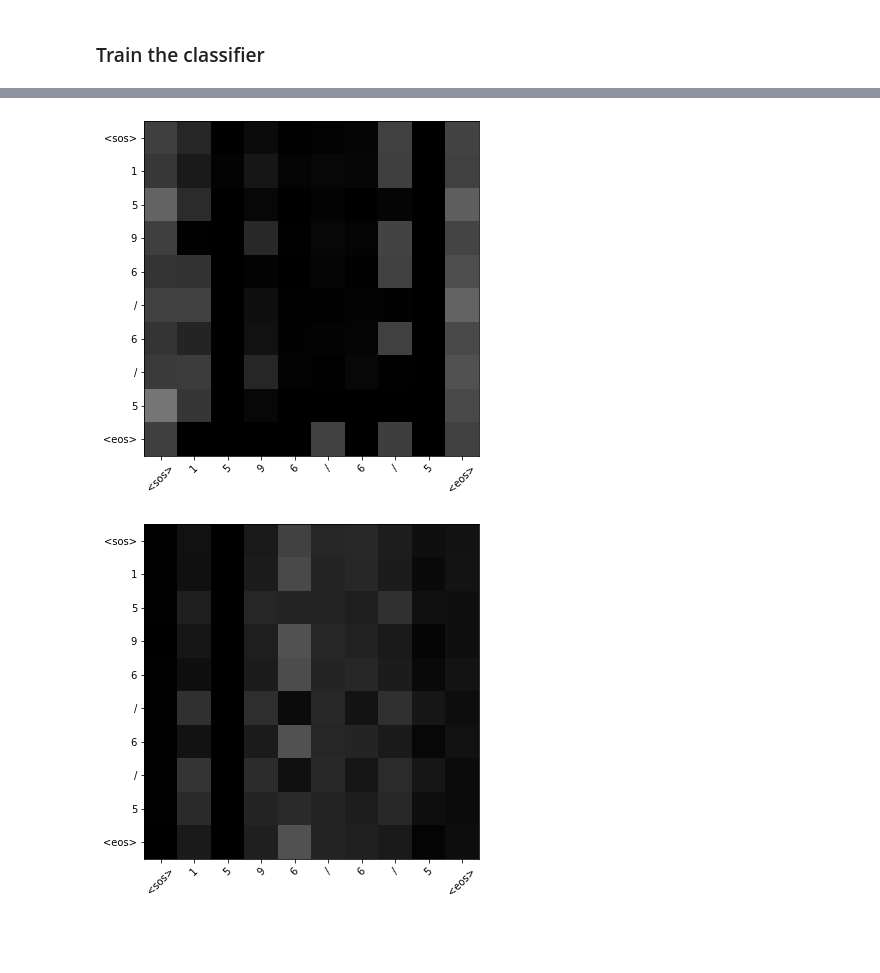
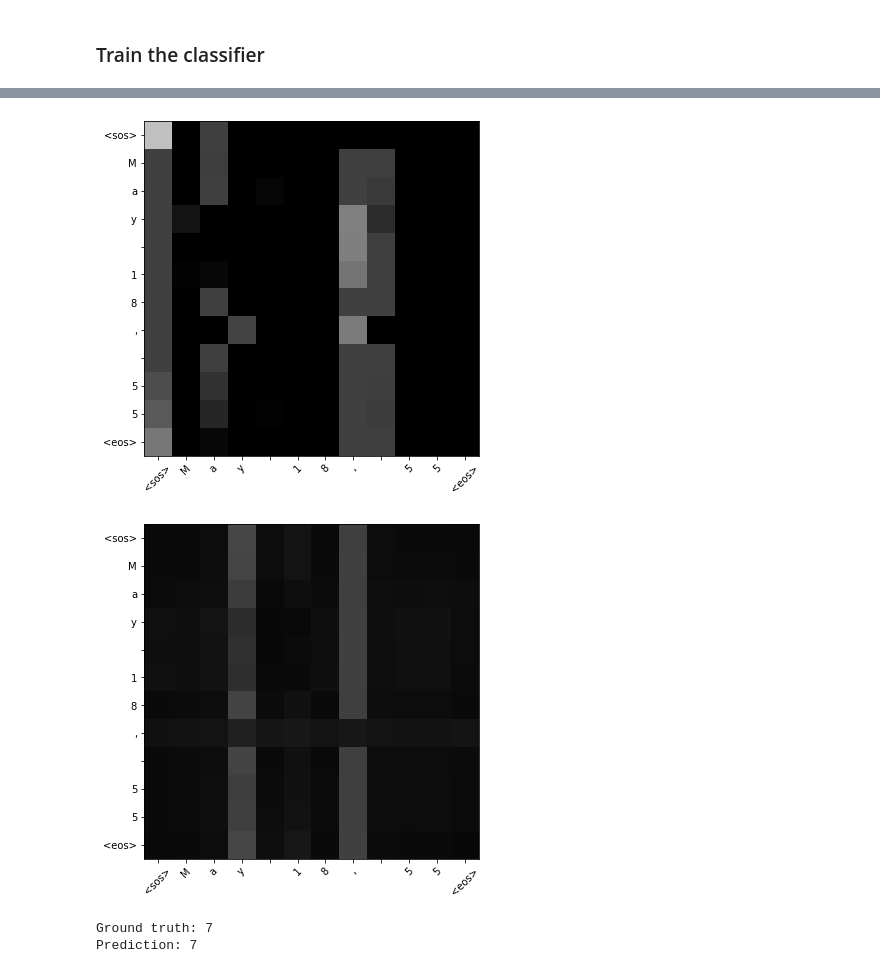
Before and after one commit to mike-a-yen/date-translation, a Jupyter notebook: notebooks/02_transformers.ipynb, the cells around one changed output, grey strips where cells are left out. Drawn from its saved outputs; the diff is of its cells as text; code cells hidden in the pictures; blank space fills up the shorter version.

Commit message:
attn viz for single sample

```diff
--- a/notebooks/02_transformers.ipynb
+++ b/notebooks/02_transformers.ipynb
@@ -356,8 +356,8 @@ def find_attn_modules(model: nn.Module, attn_modules: list, depth = 0):
 
 
 class AttnModelHooks:
-    def __init__(self, model) -> None:
-        self.data = dict()
+    def __init__(self, model: nn.Module) -> None:
+        self.data = dict()  # store the inputs/outputs of intermediate layers here
         self.embedding_module = model.encoder.embedding_layer
         self.output_module = model.densor
         self.attn_modules = []
@@ -369,23 +369,20 @@ class AttnModelHooks:
         for layer in self.attn_modules:
             layer.register_forward_hook(self.attn_hook)
 
-    def text_hook(self, module, inputs, outputs):
+    def text_hook(self, module: nn.Module, inputs: tuple, outputs: tuple):
         assert isinstance(module, TransformerEmbedding)
-        print(type(inputs))
-        print(len(inputs))
         token_ids = inputs[0]
         decoded = [decode_tensor(ids, int_to_tok, strip_pad=True) for ids in token_ids]
         self.data['text'] = decoded
 
-    def attn_hook(self, module, inputs, outputs):
+    def attn_hook(self, module: nn.Module, inputs: tuple, outputs: tuple):
         assert isinstance(module, nn.MultiheadAttention)
         attn_weights = outputs[-1]
         self.data[module] = attn_weights
 
-    def output_hook(self, module, inputs, outputs):
+    def output_hook(self, module: nn.Module, inputs: tuple, outputs: tuple):
         assert isinstance(module, nn.Sequential)
-        logit = outputs[0]
-        self.data['logit'] = logit
+        self.data['logit'] = outputs
 
     def get_attn_data(self, idx: int) -> torch.FloatTensor:
         attn = []
@@ -395,6 +392,9 @@ class AttnModelHooks:
 
     def get_text_data(self, idx: int) -> List[str]:
         return self.data['text'][idx]
+
+    def get_output_data(self, idx: int) -> torch.FloatTensor:
+        return self.data['logit'][idx]
 
     def plot_attn(self, idx: int):
         attn_weights = self.get_attn_data(idx)
@@ -463,5 +440,26 @@ learner.fit_one_cycle(2, max_lr=1e-2)
-# %%
-hooks.plot_attn(12)
-# %% [output]
-[figure, removed]
-[figure, removed]
+# %%
+def get_one_sample(learner: Learner, ds_type: DatasetType, idx: int, int_to_tok: dict) -> dict:
+    ds = learner.data.dl(ds_type).dataset
+    sample = ds[idx]
+    sample['text'] = decode_tensor(sample['encode_text'], int_to_tok, strip_pad=True)
+    return sample
+
+def make_prediction_on_sample(learner: Learner, hooks, ds_type: DatasetType, idx: int, int_to_tok: dict):
+    sample = get_one_sample(learner, ds_type, idx, int_to_tok)
+    xb, yb = learner.data.collate_fn([sample])
+    xb = xb.to(learner.data.device)
+    yb = yb.to(learner.data.device)
+
+    with torch.no_grad():
+        log_prob = learner.model(xb)
+        pred_label = log_prob.argmax(-1).item()
+    hooks.plot_attn(0)  # since the batch size is 1, always plot the 0 index
+    print(f'Ground truth: {yb.item()}')
+    print(f'Prediction: {pred_label}')
+# %%
+make_prediction_on_sample(learner, hooks, DatasetType.Valid, 3, int_to_tok)
+# %% [output]
+[figure, added]
+[figure, added]
+Ground truth: 7
+Prediction: 7
```
Also changed, not shown: parts of 3 cells of this notebook.
